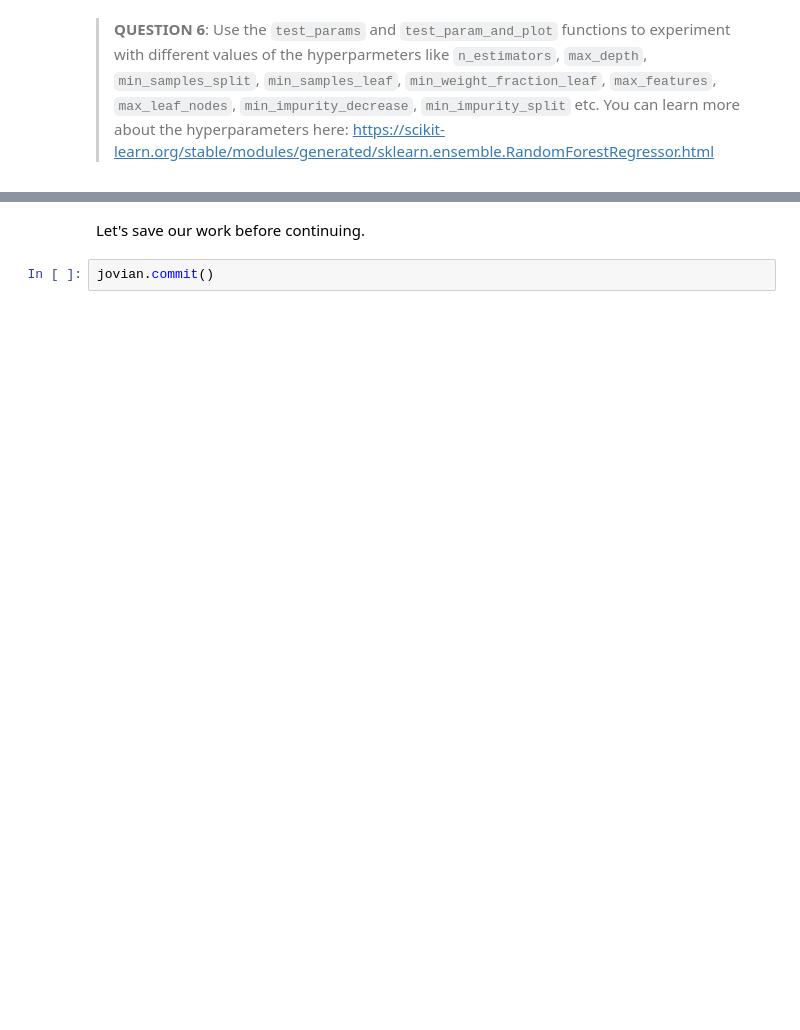
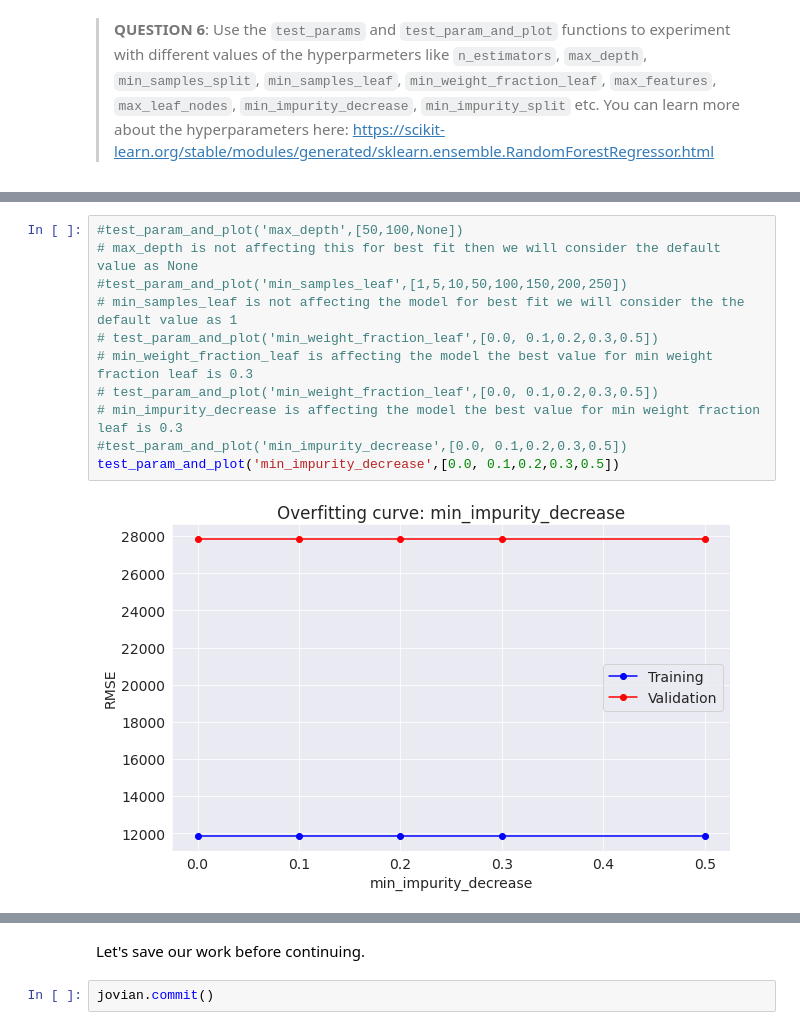
Before and after one commit to imshiv-10/ML-SkLearn, a Jupyter notebook: house_prediction_RandomFores-Project.ipynb, the cells around one changed output, grey strips where cells are left out. Cells and saved outputs as stored; diff of their text form; blank space fills up the shorter version.

```diff
--- a/house_prediction_RandomFores-Project.ipynb
+++ b/house_prediction_RandomFores-Project.ipynb
@@ -421,0 +450,13 @@ jovian.commit()
+# %%
+#test_param_and_plot('max_depth',[50,100,None])
+# max_depth is not affecting this for best fit then we will consider the default value as None
+#test_param_and_plot('min_samples_leaf',[1,5,10,50,100,150,200,250])
+# min_samples_leaf is not affecting the model for best fit we will consider the the default value as 1
+# test_param_and_plot('min_weight_fraction_leaf',[0.0, 0.1,0.2,0.3,0.5])
+# min_weight_fraction_leaf is affecting the model the best value for min weight fraction leaf is 0.3
+# test_param_and_plot('min_weight_fraction_leaf',[0.0, 0.1,0.2,0.3,0.5])
+# min_impurity_decrease is affecting the model the best value for min weight fraction leaf is 0.3
+#test_param_and_plot('min_impurity_decrease',[0.0, 0.1,0.2,0.3,0.5])
+test_param_and_plot('min_impurity_decrease',[0.0, 0.1,0.2,0.3,0.5])
+# %% [output]
+[figure, added]
```
Also changed, not shown: parts of 36 cells of this notebook.
